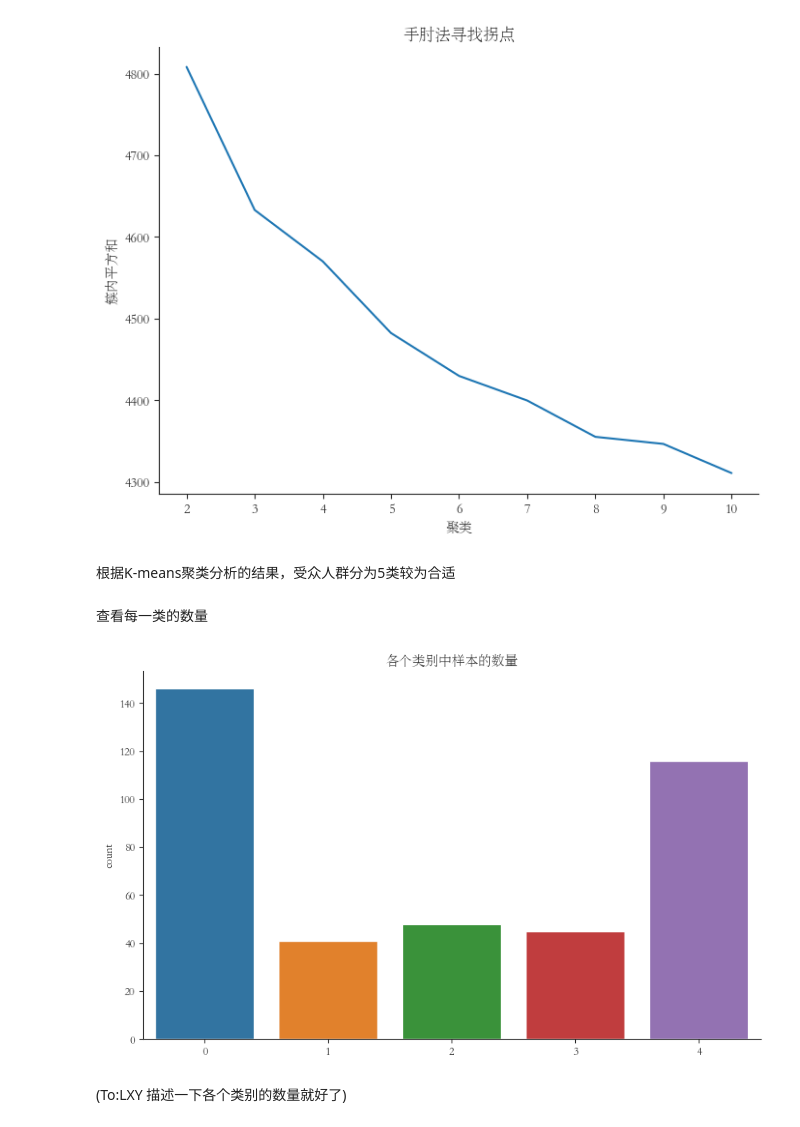
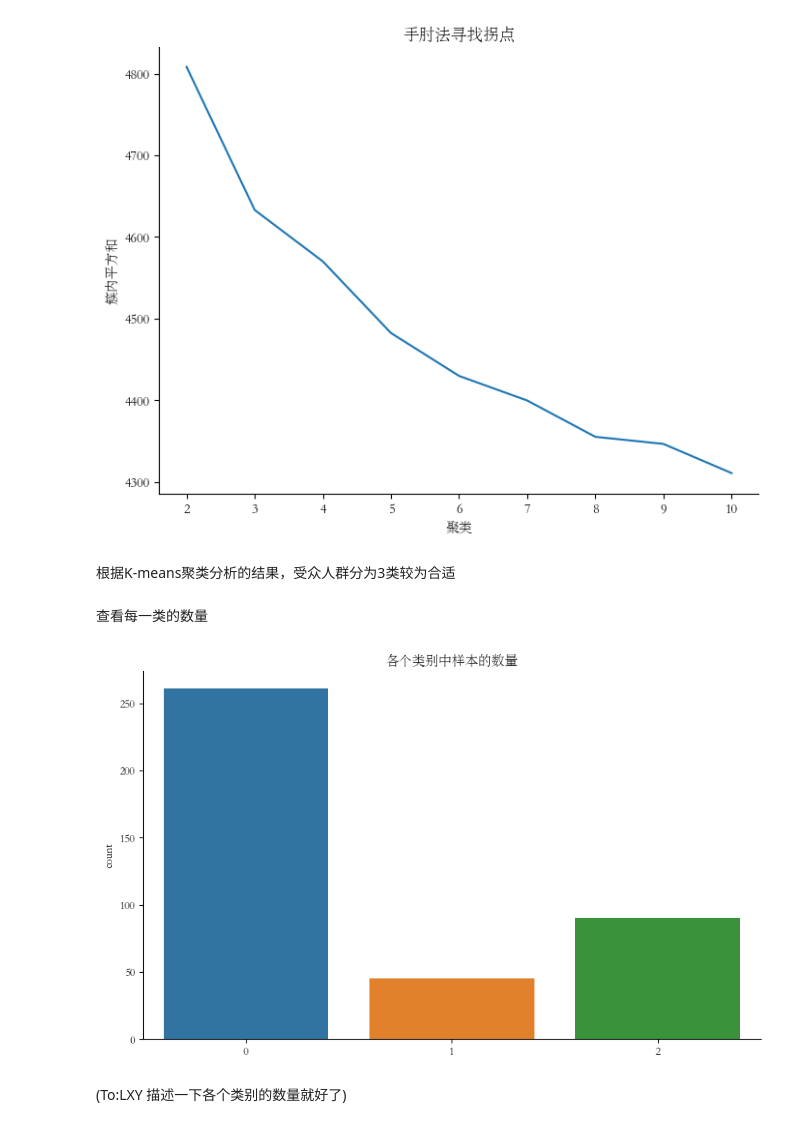
Before and after one commit to wifi504/new-cn-tea-analysis, a Jupyter notebook: main.ipynb, the cells around one changed output. Cells and saved outputs as stored; diff of their text form; code cells hidden in the pictures.

```diff
--- a/main.ipynb
+++ b/main.ipynb
@@ -167,20 +167,20 @@ ax.spines["right"].set_visible(False)
 # %% [output]
 [figure]
 # %% [markdown]
-根据K-means聚类分析的结果，受众人群分为5类较为合适
+根据K-means聚类分析的结果，受众人群分为3类较为合适
 # %% [markdown]
 查看每一类的数量
 # %%
-model = KMeans(n_clusters=5, n_init='auto', random_state=0, algorithm='elkan').fit(X)
+model = KMeans(n_clusters=3, n_init='auto', random_state=0, algorithm='elkan').fit(X)
 
 fig, ax = plt.subplots(figsize=(10,6))
 pl = sns.countplot(x = model.labels_)
 pl.set_title("各个类别中样本的数量")
 ax.spines["top"].set_visible(False)
 ax.spines["right"].set_visible(False)
 plt.show()
 # %% [output]
-[figure, old version]
+[figure, new version]
 # %% [markdown]
 (To:LXY 描述一下各个类别的数量就好了)
 # %%
```
Also changed, not shown: parts of 9 cells of this notebook.
